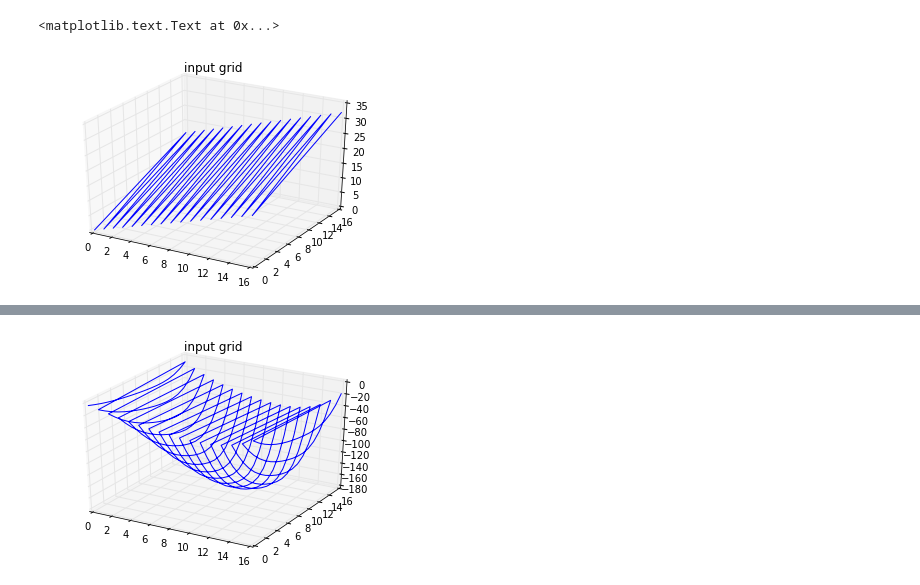
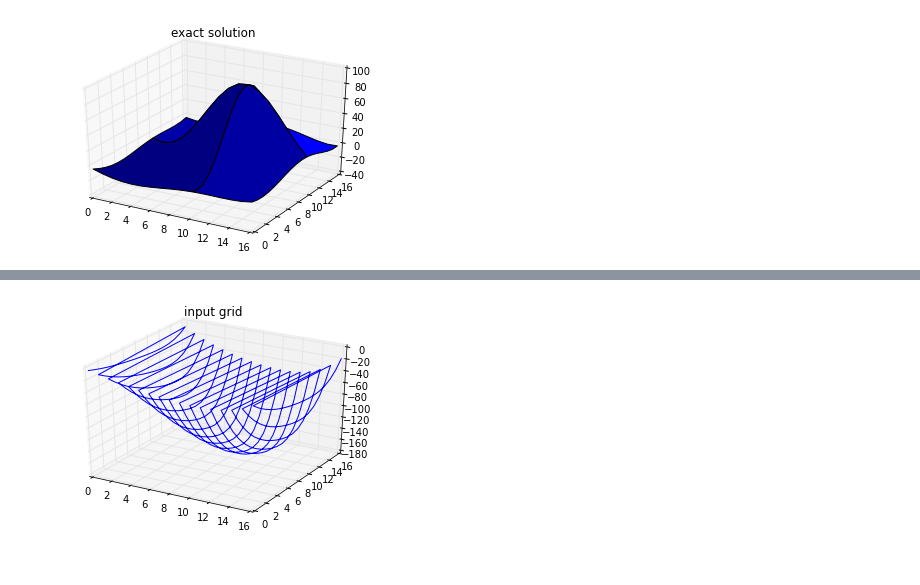
Before and after one commit to ucb-sejits/pygmg, a Jupyter notebook: hpgmg/finite_volume/hpgmg view.ipynb, the cells around one changed output, grey strips where cells are left out. Saved outputs shown, nothing was run; the diff lists cells and outputs as text; code cells hidden in the pictures.

```diff
--- a/hpgmg/finite_volume/hpgmg view.ipynb
+++ b/hpgmg/finite_volume/hpgmg view.ipynb
@@ -8,6 +8,15 @@ import numpy as np
 import pymg3d as pg
 import smoothers
 import THeatgenerator
+# %%
+def plot(surface, shape=None, title='surface'):
+    surface = surface if not shape else surface.reshape(shape)
+    xs, ys = np.indices(surface.shape)
+
+    fig = plt.figure()
+    ax = fig.add_subplot(111, projection='3d')
+    ax.plot_surface(ind[0], ind[1], surface)
+    plt.title(title)
 # %%
 A = THeatgenerator.heat_matrix(17, 0.5, 0.1, 0.1, 2)
 b = np.zeros([17, 17])
@@ -17,14 +30,18 @@ for x in range(b.shape[0]):
 # %%
-ind = np.indices(b.shape)
-xs = ind[0].flatten()
-# print(xs)
-# print(ys)
-ys = ind[1].flatten()
-zs = b.flatten()
-fig = plt.figure()
-ax = fig.add_subplot(111, projection='3d')
-ax.plot(xs, ys, zs)
-plt.title("input grid")
+exact_solver = np.linalg.solve
+
+exact_x = exact_solver(A, b.flatten())
+plot(exact_x, b.shape, "exact solution")
+# exact_x = exact_x.reshape(b.shape)
+# ind = np.indices(b.shape)
+# xs = ind[0].flatten()
+# print ind[0]
+# print exact_x
+# ys = ind[1].flatten()
+# zs = exact_x.flatten()
+# fig = plt.figure()
+# ax = fig.add_subplot(111, projection='3d')
+# ax.plot_surface(ind[0], ind[1], exact_x)
+# plt.title("input grid")
 # %% [output]
-<matplotlib.text.Text at 0x...>
-[figure, old version]
+[figure, new version]
```
Also changed, not shown: parts of 3 cells of this notebook.
